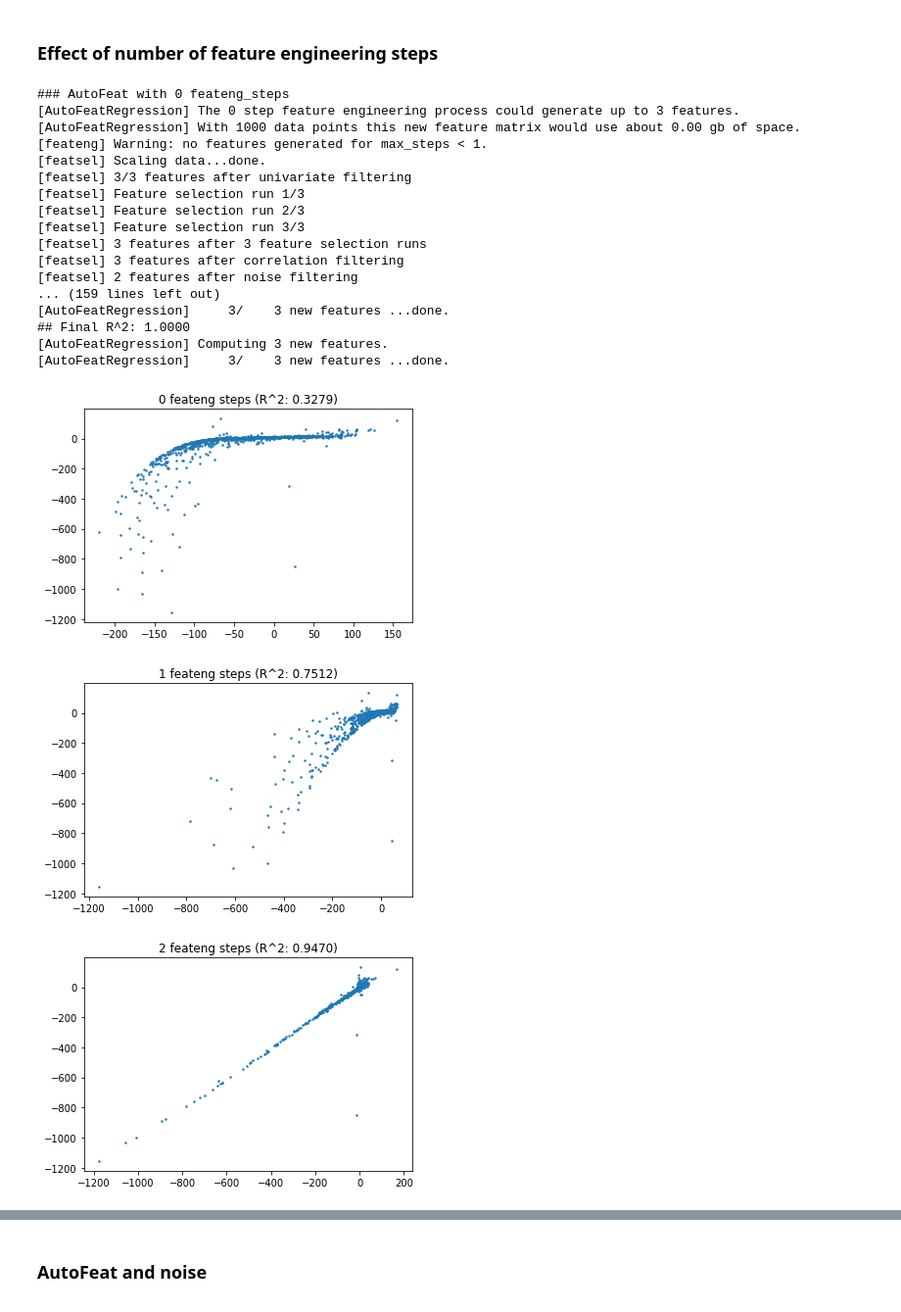
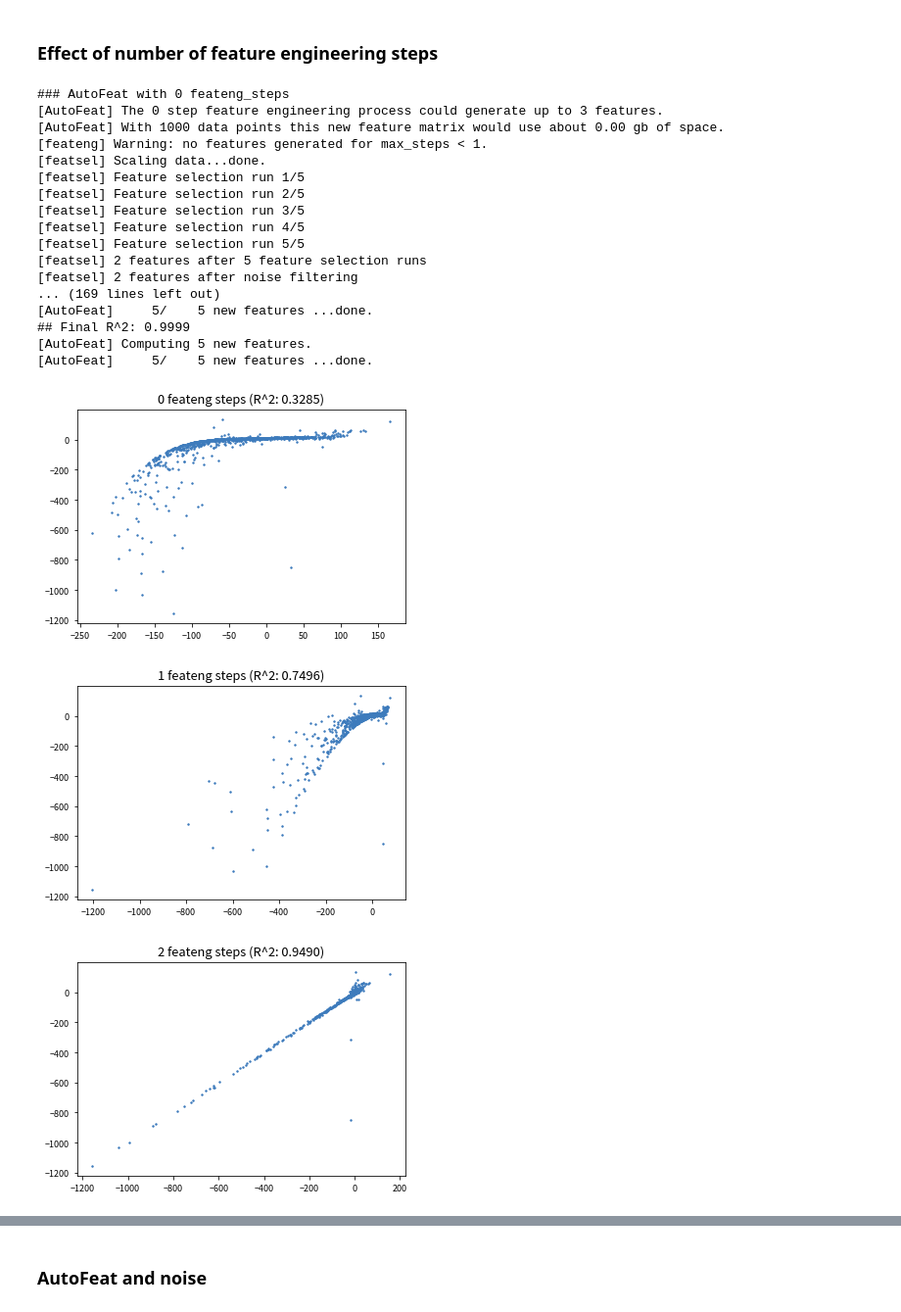
Before and after one commit to cod3licious/autofeat, a Jupyter notebook: autofeat_examples.ipynb, the cells around one changed output, grey strips where cells are left out. Shown at 98% size. Cells and saved outputs as stored; diff of their text form; code cells hidden in the pictures.

```diff
--- a/autofeat_examples.ipynb
+++ b/autofeat_examples.ipynb
@@ -52,33 +51,34 @@ df_org = pd.DataFrame(X, columns=["x1", "x2", "x3"])
 # %%
 # autofeat with different number of feature engineering steps
 # 3 are perfect
 for steps in range(5):
+    np.random.seed(55)
     print("### AutoFeat with %i feateng_steps" % steps)
-    afreg = AutoFeatRegression(verbose=1, feateng_steps=steps)
+    afreg = AutoFeatRegressor(verbose=1, feateng_steps=steps)
     df = afreg.fit_transform(df_org, target)
     r2 = afreg.score(df_org, target)
     print("## Final R^2: %.4f" % r2)
     plt.figure()
     plt.scatter(afreg.predict(df_org), target, s=2);
     plt.title("%i feateng steps (R^2: %.4f)" % (steps, r2))
 # %% [output]
 ### AutoFeat with 0 feateng_steps
-[AutoFeatRegression] The 0 step feature engineering process could generate up to 3 features.
-[AutoFeatRegression] With 1000 data points this new feature matrix would use about 0.00 gb of space.
+[AutoFeat] The 0 step feature engineering process could generate up to 3 features.
+[AutoFeat] With 1000 data points this new feature matrix would use about 0.00 gb of space.
 [feateng] Warning: no features generated for max_steps < 1.
 [featsel] Scaling data...done.
-[featsel] 3/3 features after univariate filtering
-[featsel] Feature selection run 1/3
-[featsel] Feature selection run 2/3
-[featsel] Feature selection run 3/3
-[featsel] 3 features after 3 feature selection runs
-[featsel] 3 features after correlation filtering
+[featsel] Feature selection run 1/5
+[featsel] Feature selection run 2/5
+[featsel] Feature selection run 3/5
+[featsel] Feature selection run 4/5
+[featsel] Feature selection run 5/5
+[featsel] 2 features after 5 feature selection runs
 [featsel] 2 features after noise filtering
-... (159 lines left out)
-[AutoFeatRegression]     3/    3 new features ...done.
-## Final R^2: 1.0000
-[AutoFeatRegression] Computing 3 new features.
-[AutoFeatRegression]     3/    3 new features ...done.
+... (169 lines left out)
+[AutoFeat]     5/    5 new features ...done.
+## Final R^2: 0.9999
+[AutoFeat] Computing 5 new features.
+[AutoFeat]     5/    5 new features ...done.
-[figure, old version]
+[figure, new version]
-[figure, old version]
+[figure, new version]
-[figure, old version]
+[figure, new version]
```
Also changed, not shown: parts of 4 cells of this notebook, 11 other files.
